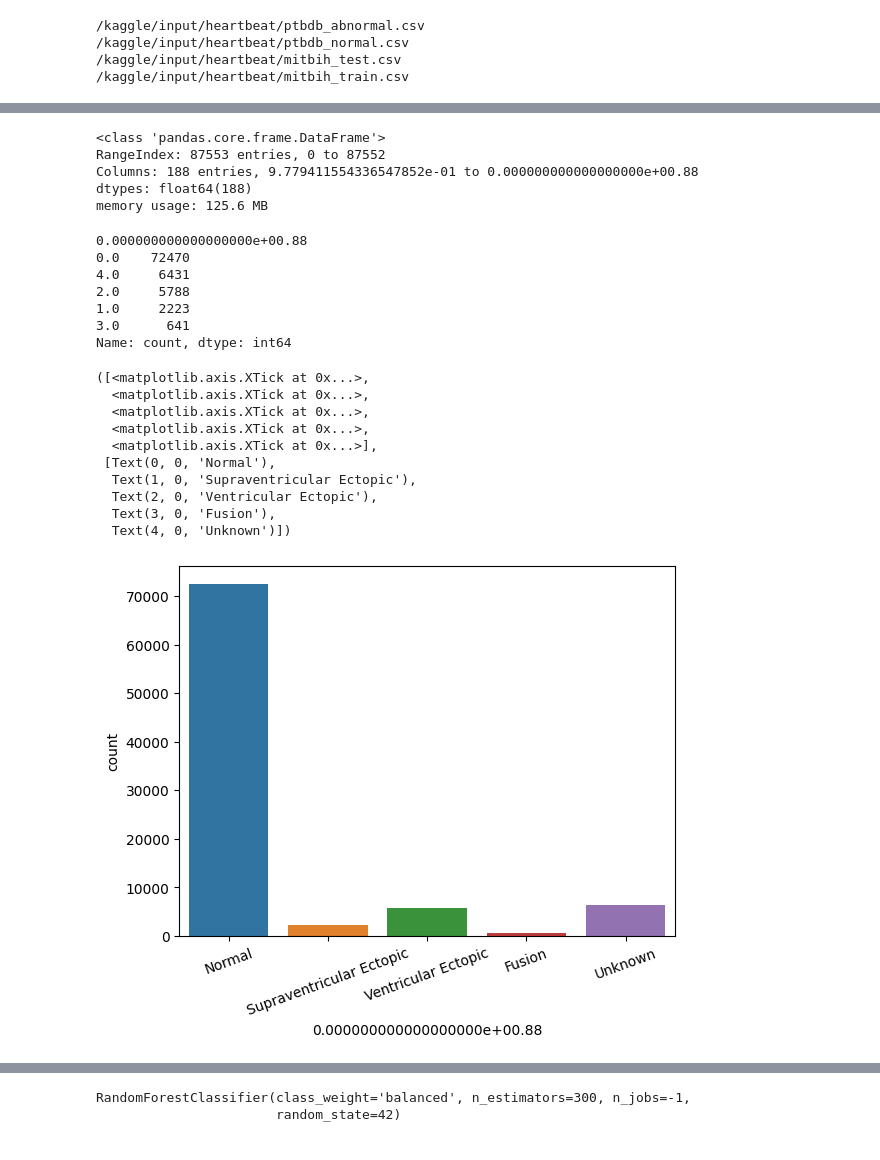
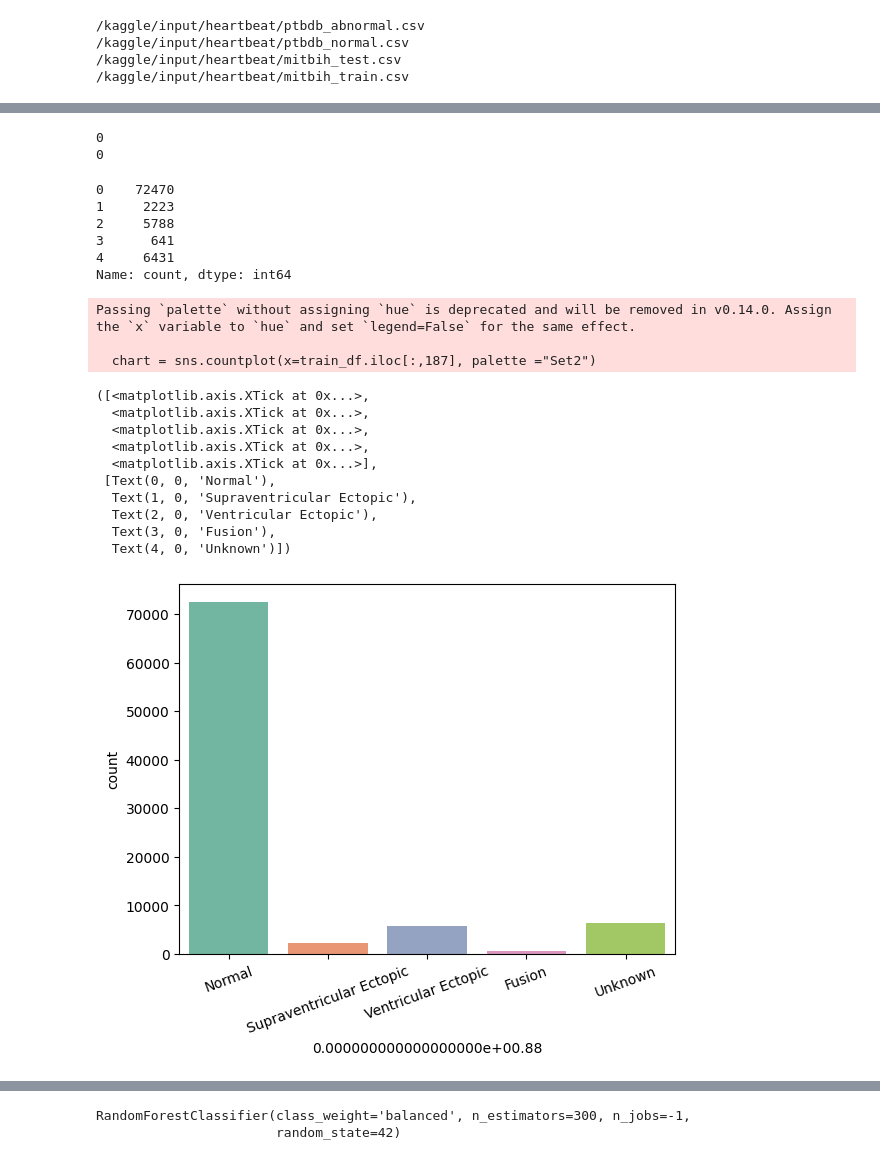
Before and after one commit to AnhTam324/mlmed2026, a Jupyter notebook: report1-mlm.ipynb, the cells around one changed output, grey strips where cells are left out. Cells and saved outputs as stored; diff of their text form; code cells hidden in the pictures.

```diff
--- a/report1-mlm.ipynb
+++ b/report1-mlm.ipynb
@@ -52,45 +64,44 @@ test.describe()
+# %%
+print(train_df.isnull().sum().sum())
+print(test_df.isnull().sum().sum())
+# %% [output]
+0
+0
 # %%
-X_train = train.iloc[:,:187].values
-y_train = train.iloc[:,187].values
-X_test = test.iloc[:,:187].values
-y_test = test.iloc[:,187].values
-y_train = y_train.astype(int)
-y_test  = y_test.astype(int)
+X_train = train_df.iloc[:,:187].values
+y_train = train_df.iloc[:,187].values.astype(int)
+X_test = test_df.iloc[:,:187].values
+y_test = test_df.iloc[:,187].values.astype(int)
-# %%
-train_df.info()
-train_df.iloc[:, 187].value_counts()
-# %% [output]
-<class 'pandas.core.frame.DataFrame'>
-RangeIndex: 87553 entries, 0 to 87552
-Columns: 188 entries, 9.779411554336547852e-01 to 0.000000000000000000e+00.88
-dtypes: float64(188)
-memory usage: 125.6 MB
-0.000000000000000000e+00.88
-0.0    72470
-4.0     6431
-2.0     5788
-1.0     2223
-3.0      641
-Name: count, dtype: int64
 # %%
 import seaborn as sns
 import matplotlib.pyplot as plt
-chart = sns.countplot(x=train_df.iloc[:,187])
+class_counts = pd.Series(y_train).value_counts().sort_index()
+print(class_counts)
+chart = sns.countplot(x=train_df.iloc[:,187], palette ="Set2")
 plt.xticks(
     ticks=[0,1,2,3,4],
     labels=['Normal', 'Supraventricular Ectopic',
             'Ventricular Ectopic', 'Fusion', 'Unknown'],
     rotation=20
 )
 # %% [output]
-([<matplotlib.axis.XTick at 0x...>,
-  <matplotlib.axis.XTick at 0x...>,
-  <matplotlib.axis.XTick at 0x...>,
-  <matplotlib.axis.XTick at 0x...>,
-  <matplotlib.axis.XTick at 0x...>],
- [Text(0, 0, 'Normal'),
-  Text(1, 0, 'Supraventricular Ectopic'),
-  Text(2, 0, 'Ventricular Ectopic'),
-  Text(3, 0, 'Fusion'),
-  Text(4, 0, 'Unknown')])
+0    72470
+1     2223
+2     5788
+3      641
+4     6431
+Name: count, dtype: int64
+Passing `palette` without assigning `hue` is deprecated and will be removed in v0.14.0. Assign the `x` variable to `hue` and set `legend=False` for the same effect.
+
+  chart = sns.countplot(x=train_df.iloc[:,187], palette ="Set2")
+([<matplotlib.axis.XTick at 0x...>,
+  <matplotlib.axis.XTick at 0x...>,
+  <matplotlib.axis.XTick at 0x...>,
+  <matplotlib.axis.XTick at 0x...>,
+  <matplotlib.axis.XTick at 0x...>],
+ [Text(0, 0, 'Normal'),
+  Text(1, 0, 'Supraventricular Ectopic'),
+  Text(2, 0, 'Ventricular Ectopic'),
+  Text(3, 0, 'Fusion'),
+  Text(4, 0, 'Unknown')])
-[figure, old version]
+[figure, new version]
```
Also changed, not shown: parts of 3 cells of this notebook.
